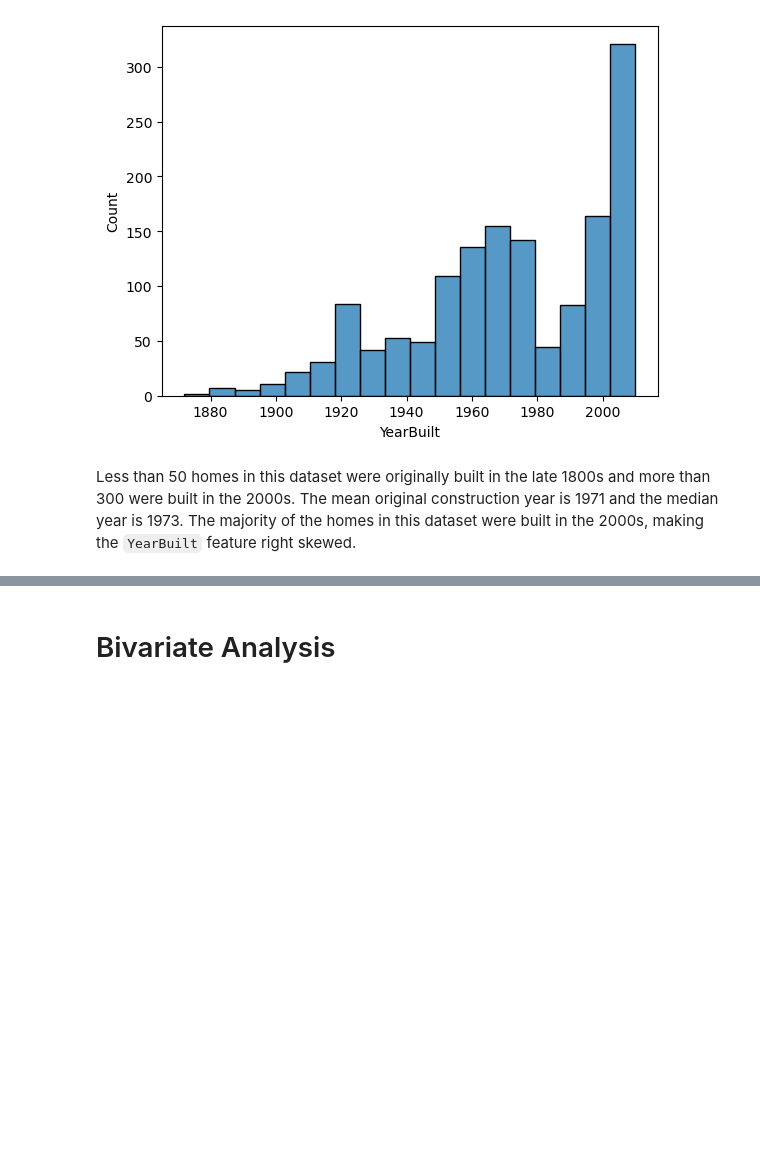
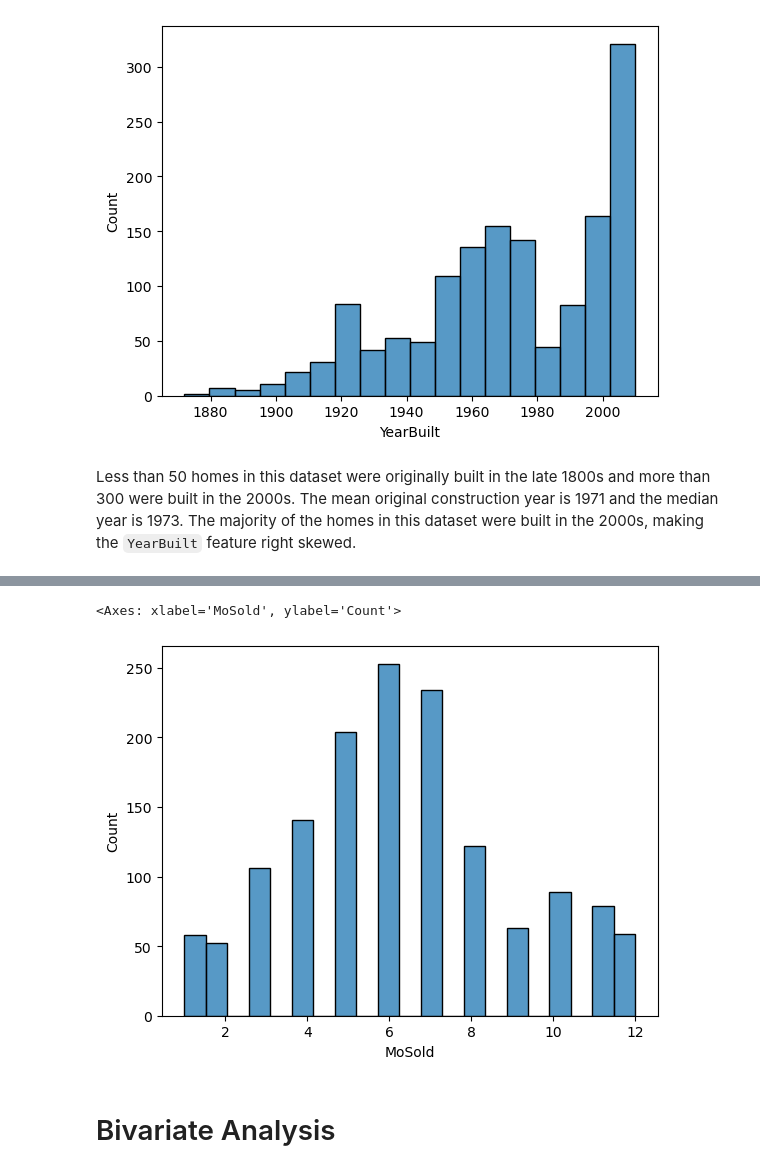
Before and after one commit to Jacqs395/House_Price, a Jupyter notebook: Code/eda.ipynb, the cells around one changed output, grey strips where cells are left out. Drawn from its saved outputs; the diff is of its cells as text; code cells hidden in the pictures; blank space fills up the shorter version.

```diff
--- a/Code/eda.ipynb
+++ b/Code/eda.ipynb
@@ -184,3 +347,8 @@ Less than 50 homes in this dataset were originally built in the late 1800s and m
+# %%
+sns.histplot(train_df['MoSold'])
+# %% [output]
+<Axes: xlabel='MoSold', ylabel='Count'>
+[figure, added]
 # %% [markdown]
 # Bivariate Analysis
 # %%
```
Also changed, not shown: parts of 26 cells of this notebook.
